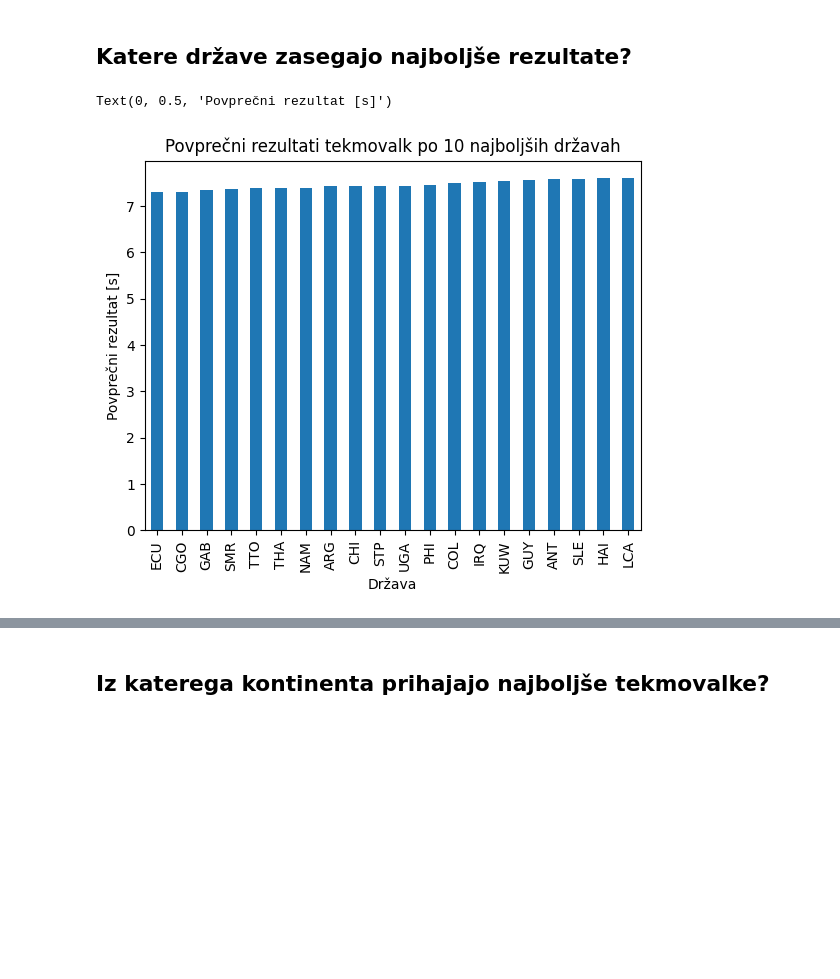
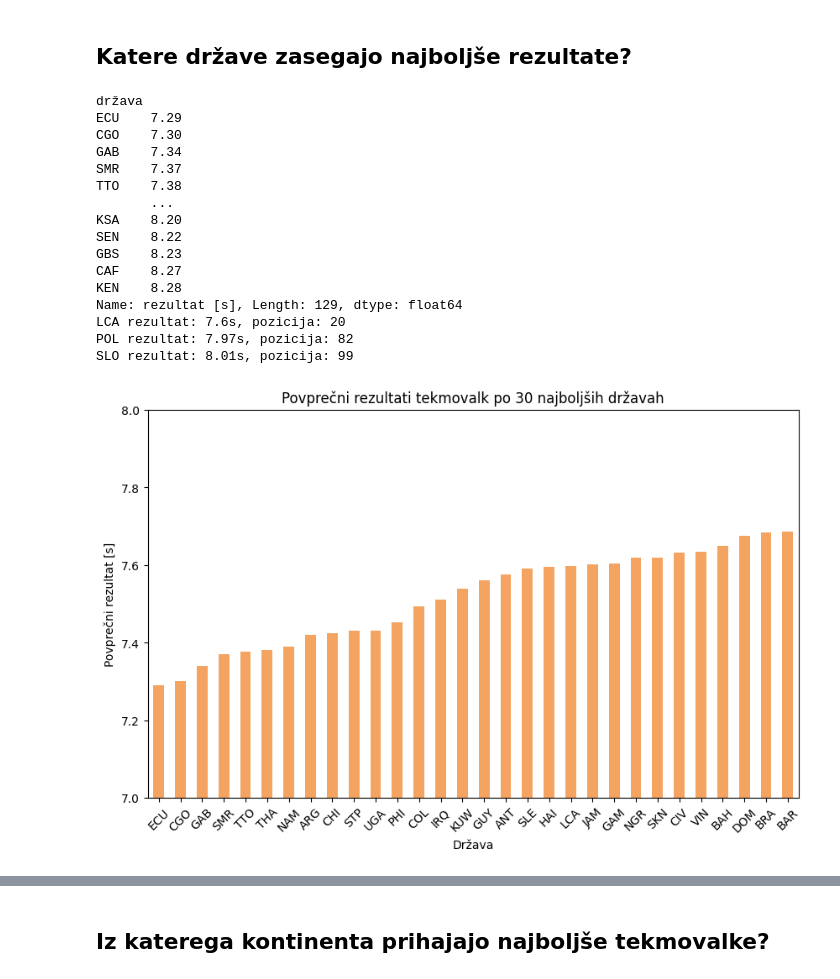
Before and after one commit to sarapolajnar/Projektna-naloga-UVP, a Jupyter notebook: analiza.ipynb, the cells around one changed output, grey strips where cells are left out. Drawn from its saved outputs; the diff is of its cells as text; code cells hidden in the pictures; blank space fills up the shorter version.

```diff
--- a/analiza.ipynb
+++ b/analiza.ipynb
@@ -72,13 +76,47 @@ Text(0, 0.5, 'Število tekmovalk')
 # %% [markdown]
 ## Katere države zasegajo najboljše rezultate?
-# %%
-rezultat_za_drzavo = tabela_podatkov.groupby('država')['rezultat [s]'].mean()
-najboljsih_deset = rezultat_za_drzavo.nsmallest(20)
-
-najboljsih_deset.plot.bar()
-plt.title('Povprečni rezultati tekmovalk po 10 najboljših državah')
-plt.xlabel('Država')
-plt.ylabel('Povprečni rezultat [s]')
-# %% [output]
-Text(0, 0.5, 'Povprečni rezultat [s]')
-[figure, removed]
+# %%
+rezultat_za_drzavo = tabela_podatkov.groupby('država')['rezultat [s]'].mean()
+urejeni_rezultati_za_drzavo = rezultat_za_drzavo.sort_values()                #razverščeni podatki glede rezultate
+
+def rezultat(drzava):
+    rezultat = float(round(urejeni_rezultati_za_drzavo.loc[drzava], 2))
+    return rezultat
+
+def pozicija(drzava):
+    pozicija = urejeni_rezultati_za_drzavo.index.get_loc(drzava) + 1         #+1 ker se indeksiranje zacne pri 0
+    return pozicija
+
+print (round(urejeni_rezultati_za_drzavo, 2))
+print (f'LCA rezultat: {rezultat('LCA')}s, pozicija: {pozicija('LCA')}')      #izpis rezultatov in mest, ki jih zasedeta državi
+print (f'POL rezultat: {rezultat('POL')}s, pozicija: {pozicija('POL')}')      #z najboljšim rezultatom in Slovenija
+print (f'SLO rezultat: {rezultat('SLO')}s, pozicija: {pozicija('SLO')}')
+
+najboljsih_trideset = rezultat_za_drzavo.nsmallest(30)
+
+plt.figure(figsize=(10, 6))
+najboljsih_trideset.plot(kind='bar', color='SandyBrown')
+plt.title('Povprečni rezultati tekmovalk po 30 najboljših državah')
+plt.xlabel('Država')
+plt.ylabel('Povprečni rezultat [s]')
+plt.xticks(rotation=45)
+plt.ylim(7, 8)
+plt.show()
+# %% [output]
+država
+ECU    7.29
+CGO    7.30
+GAB    7.34
+SMR    7.37
+TTO    7.38
+       ...
+KSA    8.20
+SEN    8.22
+GBS    8.23
+CAF    8.27
+KEN    8.28
+Name: rezultat [s], Length: 129, dtype: float64
+LCA rezultat: 7.6s, pozicija: 20
+POL rezultat: 7.97s, pozicija: 82
+SLO rezultat: 8.01s, pozicija: 99
+[figure, added]
```
Also changed, not shown: parts of 9 cells of this notebook.
